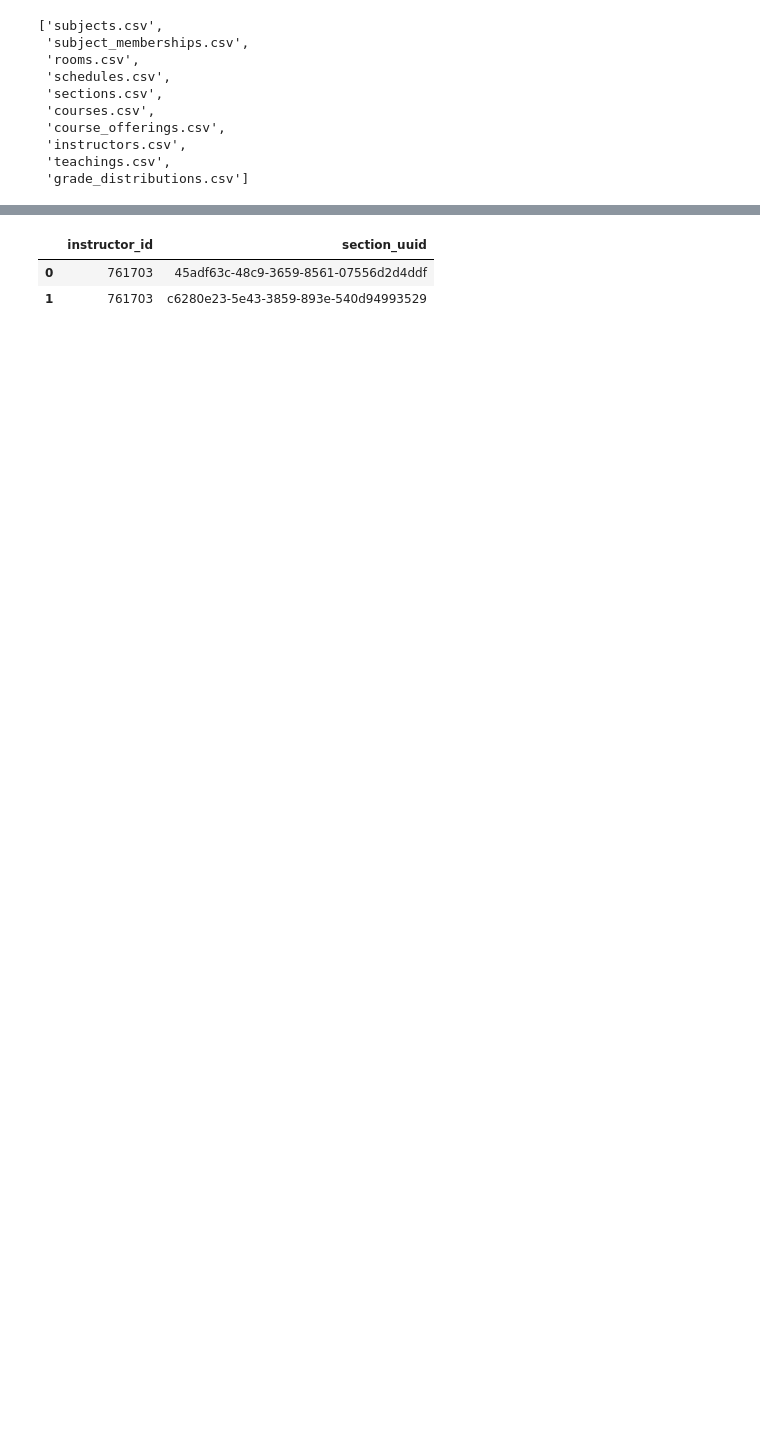
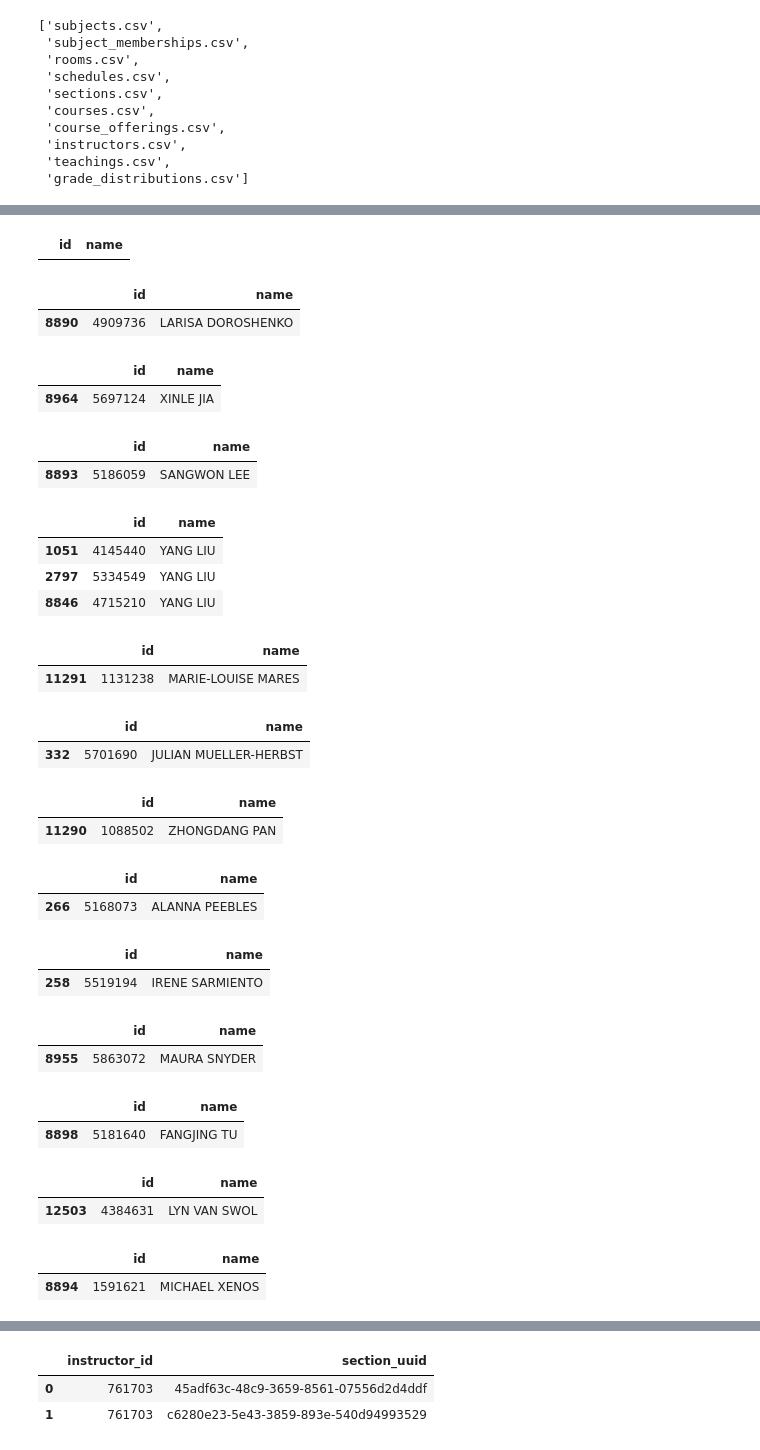
Before and after one commit to UpwardTrajectory/hypo-testing-UW-madison, a Jupyter notebook: kaspar_eda.ipynb, the cells around one changed output, grey strips where cells are left out. Saved outputs shown, nothing was run; the diff lists cells and outputs as text; code cells hidden in the pictures; blank space fills up the shorter version.

```diff
--- a/kaspar_eda.ipynb
+++ b/kaspar_eda.ipynb
@@ -225,2 +175,55 @@ all_grades_count_df.loc[all_grades_count_df['class_size'] < 25]
+# %%
+current_profs = '''Paul Ahn, Joanne Cantor, Tammy Chang, Anthony Chen, Larisa Doroshenko, Mary Anne Fitzpatrick, Xinle Jia, Sangwon Lee,
+                    Yang Liu, Marie-Louise Mares, AnneMarie McClain, David Mortensen, Julian Mueller-Herbst, Esther Paik, Zhongdang Pan,
+                    Alanna Peebles, Irene Sarmiento, Maura Snyder, Catalina L. Toma, Fangjing Tu, Lyn Van Swol, Michael Xenos'''
+
+current_profs = current_profs.split(',')
+current_profs = [name.strip().upper() for name in current_profs]
+#print(current_profs)
+
+current_profs_df = instructors.head(0)
+display(current_profs_df)
+for name in current_profs:
+    temp = instructors.loc[instructors['name'] == name]
+    if len(temp) > 0:
+        display(temp)
+        current_profs_df.append(temp)
+
+# current_profs_id = []
+# for prof in current_profs:
+#     if prof.upper() in instructors['name']:
+#         print('winner', prof)
+#         current_profs_id.append(prof)
+# current_profs_id
+# %% [output]
+|  | id | name |
+|  | id | name |
+| 8890 | 4909736 | LARISA DOROSHENKO |
+|  | id | name |
+| 8964 | 5697124 | XINLE JIA |
+|  | id | name |
+| 8893 | 5186059 | SANGWON LEE |
+|  | id | name |
+| 1051 | 4145440 | YANG LIU |
+| 2797 | 5334549 | YANG LIU |
+| 8846 | 4715210 | YANG LIU |
+|  | id | name |
+| 11291 | 1131238 | MARIE-LOUISE MARES |
+|  | id | name |
+| 332 | 5701690 | JULIAN MUELLER-HERBST |
+|  | id | name |
+| 11290 | 1088502 | ZHONGDANG PAN |
+|  | id | name |
+| 266 | 5168073 | ALANNA PEEBLES |
+|  | id | name |
+| 258 | 5519194 | IRENE SARMIENTO |
+|  | id | name |
+| 8955 | 5863072 | MAURA SNYDER |
+|  | id | name |
+| 8898 | 5181640 | FANGJING TU |
+|  | id | name |
+| 12503 | 4384631 | LYN VAN SWOL |
+|  | id | name |
+| 8894 | 1591621 | MICHAEL XENOS |
 # %%
 prof_matters = all_grades_count_df.loc[all_grades_count_df['course_uuid'] == '7a552326-da08-354c-aafc-f56edcf83f44'].drop(['course_offering_uuid', 'course_uuid', 'section_count', 'name', 'counts'], axis=1)
```
Also changed, not shown: parts of 37 cells of this notebook.
